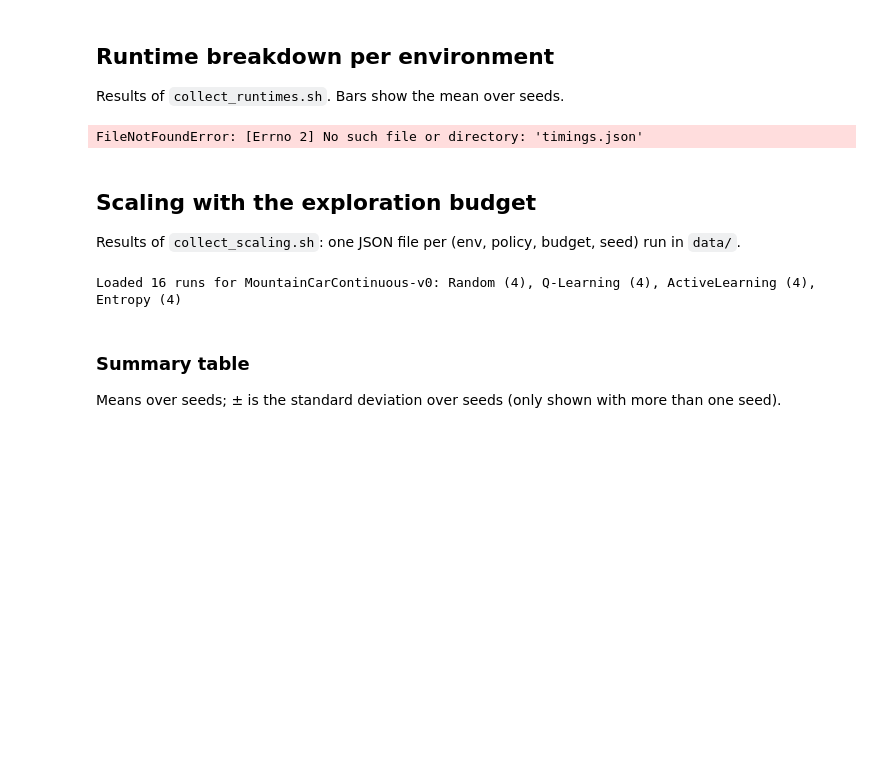
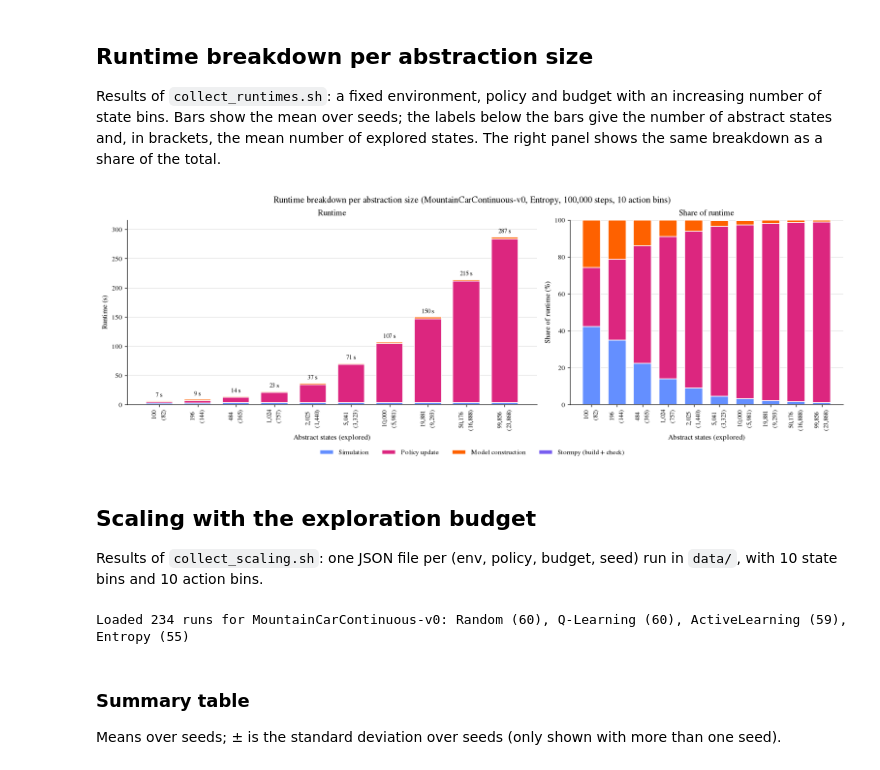
Before and after one commit to ai-fm/VeriGym, a Jupyter notebook: examples/tech_eval_files/runtimes_profiling/visualize_runtimes.ipynb, the cells around one changed output. Drawn from its saved outputs; the diff is of its cells as text; code cells hidden in the pictures; blank space fills up the shorter version.

```diff
--- a/examples/tech_eval_files/runtimes_profiling/visualize_runtimes.ipynb
+++ b/examples/tech_eval_files/runtimes_profiling/visualize_runtimes.ipynb
@@ -39,54 +43,71 @@ print(f"Loaded {len(all_records)} runs from {DATA_DIR}")
 # %% [markdown]
-## Runtime breakdown per environment
+## Runtime breakdown per abstraction size
 
-Results of `collect_runtimes.sh`. Bars show the mean over seeds.
+Results of `collect_runtimes.sh`: a fixed environment, policy and budget with an increasing number of state bins.
+Bars show the mean over seeds; the labels below the bars give the number of abstract states and, in brackets, the mean
+number of explored states. The right panel shows the same breakdown as a share of the total.
 # %%
+BREAKDOWN_ENV = "MountainCarContinuous-v0"
 POLICY = "Entropy"
 BUDGET = 100_000
+BINS_ACTIONS = 10
 
-# seeds per environment for this policy and budget
+# seeds per number of state bins for this env, policy, budget and action bins
 breakdown = defaultdict(list)
 for r in all_records:
-    if r["policy"] == POLICY and r["budget"] == BUDGET:
-        breakdown[r["env"]].append(r)
-envs = [e for e in ENV_ORDER if e in breakdown] + sorted(set(breakdown) - set(ENV_ORDER))
-if not envs:
-    raise ValueError(f"No runs for policy '{POLICY}' with budget {BUDGET} in {DATA_DIR}, run collect_runtimes.sh")
+    if (r["env"], r["policy"], r["budget"], r["bins_actions"]) == (BREAKDOWN_ENV, POLICY, BUDGET, BINS_ACTIONS):
+        breakdown[r["bins_states"]].append(r)
+bins = sorted(breakdown)
+if not bins:
+    raise ValueError(f"No runs for {BREAKDOWN_ENV}, {POLICY}, budget {BUDGET}, {BINS_ACTIONS} action bins in {DATA_DIR}, "
+                     "run collect_runtimes.sh")
 
-x = np.arange(len(envs))
-bottom = np.zeros(len(envs))
+categories = {**TIME_CATEGORIES, "t_stormpy": STORMPY_LABEL}
+means = {key: np.array([np.mean([r[key] for r in breakdown[b]]) for b in bins]) for key in categories}
+totals = sum(means.values())
+tick_labels = [f"{breakdown[b][0]['n_abstract_states']:,.0f}\n({np.mean([r['explored_states'] for r in breakdown[b]]):,.0f})"
+               for b in bins]
 
-fig, ax = plt.subplots(figsize=(8, 5))
-for (key, label), color in zip(TIME_CATEGORIES.items(), PALETTE):
-    values = np.array([np.mean([r[key] for r in breakdown[env]]) for env in envs])
-    ax.bar(x, values, bottom=bottom, width=0.6, label=label, color=color,
-           edgecolor="white", linewidth=2)
-    bottom += values
+x = np.arange(len(bins))
+fig, (ax_abs, ax_rel) = plt.subplots(1, 2, figsize=(14, 5), width_ratios=(3, 2))
+bottom_abs, bottom_rel = np.zeros(len(bins)), np.zeros(len(bins))
+for (key, label), color in zip(categories.items(), PALETTE):
+    ax_abs.bar(x, means[key], bottom=bottom_abs, width=0.7, label=label, color=color, edgecolor="white", linewidth=1)
+    ax_rel.bar(x, 100 * means[key] / totals, bottom=bottom_rel, width=0.7, color=color, edgecolor="white", linewidth=1)
+    bottom_abs += means[key]
+    bottom_rel += 100 * means[key] / totals
 
 # total runtime above each bar
-for xi, total in zip(x, bottom):
-    ax.annotate(f"{total:.1f} s", (xi, total), xytext=(0, 4),
-                textcoords="offset points", ha="center", va="bottom")
+for xi, total in zip(x, totals):
+    ax_abs.annotate(f"{total:.0f} s", (xi, total), xytext=(0, 3), textcoords="offset points",
+                    ha="center", va="bottom", fontsize="small")
+ax_abs.set_ylim(top=totals.max() * 1.1)  # room for the total labels
 
-ax.set_ylim(top=bottom.max() * 1.1)  # room for the total labels
-ax.set_xticks(x, [f"{env}\n(n={len(breakdown[env])})" for env in envs])
-ax.set_ylabel("Runtime (s)")
-ax.set_title(f"Runtime breakdown per environment ({POLICY}, {BUDGET:,} steps)")
-ax.spines[["top", "right"]].set_visible(False)
-ax.yaxis.grid(True, color="#e0e0e0")
-ax.set_axisbelow(True)
-ax.legend(frameon=False)
+for ax in (ax_abs, ax_rel):
+    ax.set_xticks(x, tick_labels, rotation=90, fontsize="small")
+    ax.set_xlabel("Abstract states (explored)")
+    ax.set_axisbelow(True)
+ax_abs.set_ylabel("Runtime (s)")
+ax_rel.set_ylabel("Share of runtime (%)")
+ax_rel.set_ylim(0, 100)
+ax_abs.set_title("Runtime")
+ax_rel.set_title("Share of runtime")
+fig.suptitle(f"Runtime breakdown per abstraction size ({BREAKDOWN_ENV}, {POLICY}, {BUDGET:,} steps, "
+             f"{BINS_ACTIONS} action bins)")
+fig.legend(*ax_abs.get_legend_handles_labels(), loc="outside lower center", ncol=len(categories), frameon=False)
 plt.show()
 # %% [output]
-FileNotFoundError: [Errno 2] No such file or directory: 'timings.json'
+[figure, added]
 # %% [markdown]
 ## Scaling with the exploration budget
 
-Results of `collect_scaling.sh`: one JSON file per (env, policy, budget, seed) run in `data/`.
+Results of `collect_scaling.sh`: one JSON file per (env, policy, budget, seed) run in `data/`, with 10 state bins and 10 action bins.
 # %%
 ENV = "MountainCarContinuous-v0"
 
-records = [r for r in all_records if r["env"] == ENV]
+BINS = (10, 10)  # (state bins, action bins) used by collect_scaling.sh
+
+records = [r for r in all_records if r["env"] == ENV and (r["bins_states"], r["bins_actions"]) == BINS]
 
 # group the seeds of each (policy, budget): runs[policy][budget] -> list of records
 runs = defaultdict(lambda: defaultdict(list))
@@ -103,7 +124,7 @@ def series(policy, key):
 
 print(f"Loaded {len(records)} runs for {ENV}: " + ", ".join(f"{p} ({sum(map(len, runs[p].values()))})" for p in policies))
 # %% [output]
-Loaded 16 runs for MountainCarContinuous-v0: Random (4), Q-Learning (4), ActiveLearning (4), Entropy (4)
+Loaded 234 runs for MountainCarContinuous-v0: Random (60), Q-Learning (60), ActiveLearning (59), Entropy (55)
 # %% [markdown]
 ### Summary table
 
```
Also changed, not shown: parts of 6 cells of this notebook, 3 other files.
